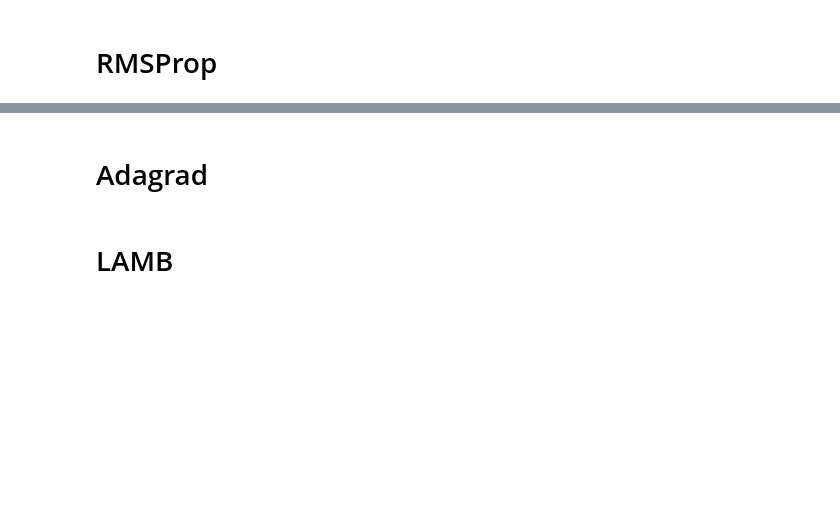
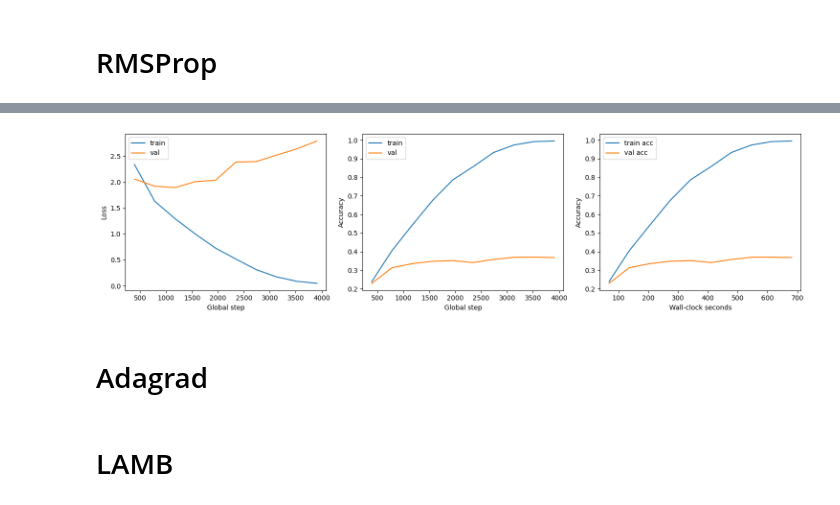
Before and after one commit to royc0003/10714-dlsys-final-project-group-43, a Jupyter notebook: 10714_Final_Project_Team_43.ipynb, the cells around one changed output, grey strips where cells are left out. Cells and saved outputs as stored; diff of their text form; code cells hidden in the pictures; blank space fills up the shorter version.

```diff
--- a/10714_Final_Project_Team_43.ipynb
+++ b/10714_Final_Project_Team_43.ipynb
@@ -702,3 +1007,29 @@ rmsprop_config = {
+# %%
+import pandas as pd
+import matplotlib.pyplot as plt
+import math
+
+steps_per_epoch = math.ceil(len(train_loader.dataset) / train_loader.batch_size)
+hist_df = pd.DataFrame(history)
+hist_df["global_step"] = hist_df["epoch"] * steps_per_epoch
+hist_df["cumulative_sec"] = hist_df["duration_sec"].cumsum()
+
+fig, axes = plt.subplots(1, 3, figsize=(15, 4))
+axes[0].plot(hist_df["global_step"], hist_df["train_loss"], label="train")
+axes[0].plot(hist_df["global_step"], hist_df["val_loss"], label="val")
+axes[0].set_xlabel("Global step"); axes[0].set_ylabel("Loss"); axes[0].legend()
+
+axes[1].plot(hist_df["global_step"], hist_df["train_acc"], label="train")
+axes[1].plot(hist_df["global_step"], hist_df["val_acc"], label="val")
+axes[1].set_xlabel("Global step"); axes[1].set_ylabel("Accuracy"); axes[1].legend()
+
+axes[2].plot(hist_df["cumulative_sec"], hist_df["train_acc"], label="train acc")
+axes[2].plot(hist_df["cumulative_sec"], hist_df["val_acc"], label="val acc")
+axes[2].set_xlabel("Wall-clock seconds"); axes[2].set_ylabel("Accuracy"); axes[2].legend()
+
+plt.tight_layout()
+# %% [output]
+[figure, added]
 # %% [markdown]
 # Adagrad
 # %%
```
Also changed, not shown: parts of 21 cells of this notebook.
